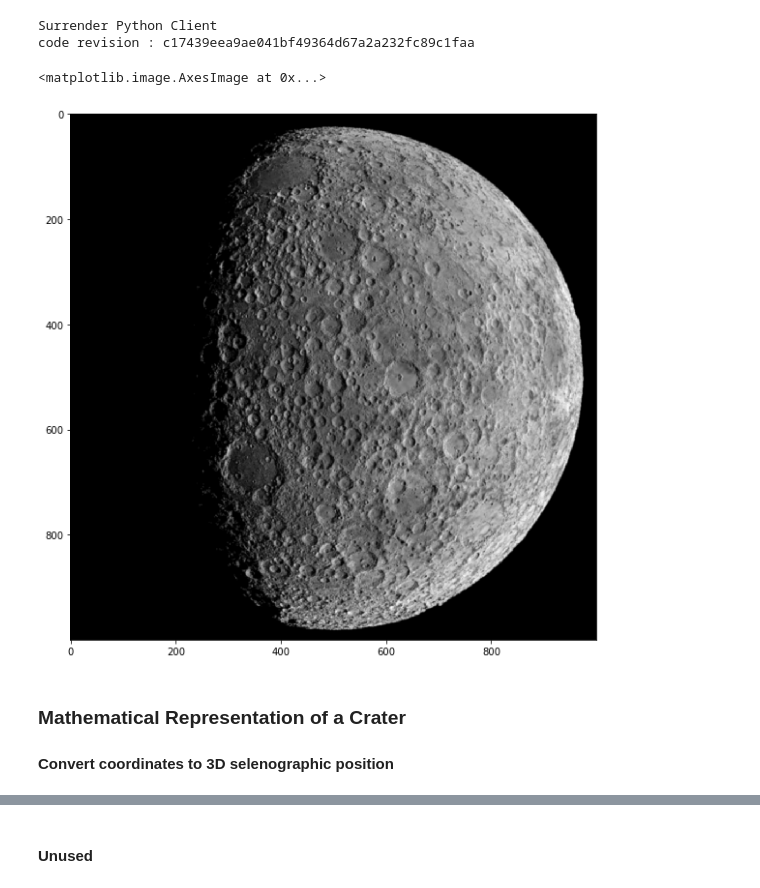
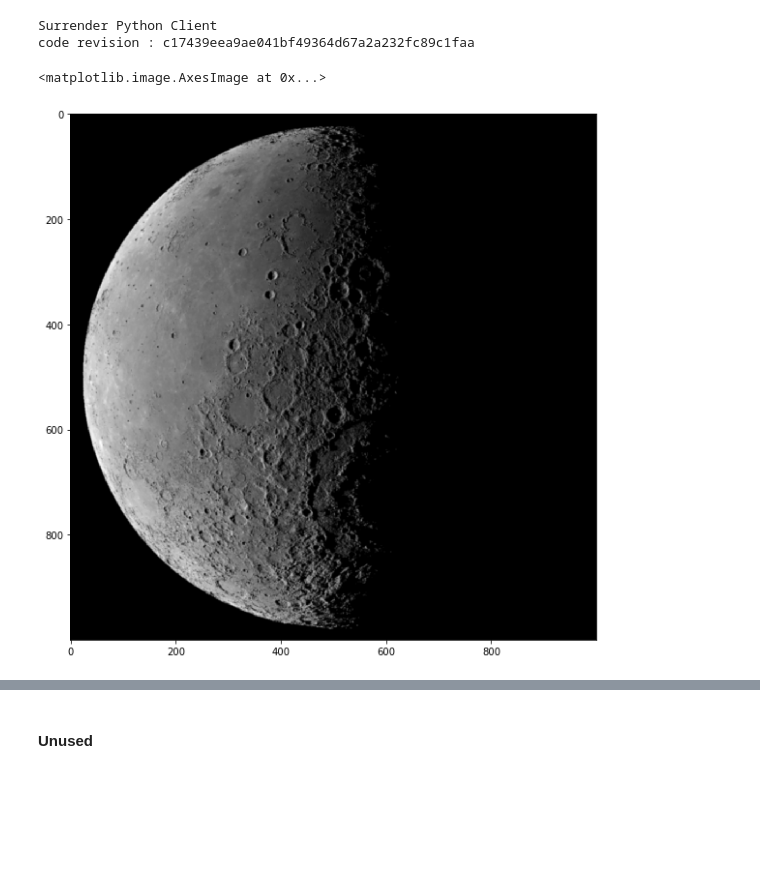
Before and after one commit to wdoppenberg/crater-detection, a Jupyter notebook: notebooks/projection.ipynb, the cells around one changed output, grey strips where cells are left out. Drawn from its saved outputs; the diff is of its cells as text; code cells hidden in the pictures; blank space fills up the shorter version.

```diff
--- a/notebooks/projection.ipynb
+++ b/notebooks/projection.ipynb
@@ -129,44 +129,40 @@ Surrender Python Client
 code revision : c17439eea9ae041bf49364d67a2a232fc89c1faa
 # %%
 # convert the datetime to a string, replacing the time with midnight
-DATE = '2020-12-01T00:00:00'
+DATE = '2020-12-15T00:00:00'
 
 # convert the utc midnight string to the corresponding ET
 ET_DATE = spice.utc2et(DATE)
 # %%
 MOON_POS = vec3(0, 0, 0)
 
 SUN_POS_REL_MOON, _ = spice.spkpos(targ='SUN', et=ET_DATE, ref='ECLIPJ2000', abcorr='NONE', obs='MOON')
 SUN_POS_REL_MOON *= 1e3  # Convert to m
 
 EARTH_POS_REL_MOON, _ = spice.spkpos(targ='EARTH', et=ET_DATE, ref='ECLIPJ2000', abcorr='NONE', obs='MOON')
 EARTH_POS_REL_MOON *= 1e3  # Convert to m
 
-EARTH_ROT_REL_MOON = spice.pxform("MOON_PA", "IAU_EARTH", ET_DATE)
-
 dist = R_moon*1e3 + 3000e3
 
+### ROTATE CAMERA
 Rcam = np.eye(3)
 r = R.from_euler('y', 90, degrees=True)
-r = r * R.from_euler('z', -90, degrees=True)
+r = r * R.from_euler('z', 90, degrees=True)
 T_MC = r.as_matrix()
 Rcam = Rcam @ T_MC
 Xcam = np.array([-dist, 0, 0])
 s.setObjectPosition('camera', Xcam)
 s.setObjectAttitude('camera', MatToQuat(Rcam))
 s.setObjectPosition('sun', SUN_POS_REL_MOON)
 s.setObjectPosition('moon', MOON_POS)
 
-R_ast = np.eye(3)
-R_ast = QuatToMat(quat(vec3(0, 0, 1), np.pi / 2)) @ R_ast
-R_ast = QuatToMat(quat(vec3(1, 0, 0), (90 - 11) / 180 * np.pi)) @ R_ast
-R_ast = QuatToMat(quat(vec3(0, 1, 0), -0 - np.pi / 3)) @ R_ast
-s.setObjectAttitude('moon', MatToQuat(R_ast))
+moon_rot = R.from_euler('z', 0, degrees=True).as_matrix()
+s.setObjectAttitude('moon', MatToQuat(np.eye(3) @ moon_rot))
 
 s.render()
 im = s.getImageGray32F()
 fig, ax = plt.subplots(figsize=(10, 10))
 ax.imshow(im, aspect='equal', interpolation='none', cmap='gray')
 # %% [output]
 <matplotlib.image.AxesImage at 0x...>
-[figure, old version]
+[figure, new version]
@@ -177,3 +168,0 @@ lat, long, major, minor, psi, crater_id = extract_robbins_dataset(
-# %% [markdown]
-### Mathematical Representation of a Crater
-#### Convert coordinates to 3D selenographic position
```
Also changed, not shown: parts of 20 cells of this notebook.
